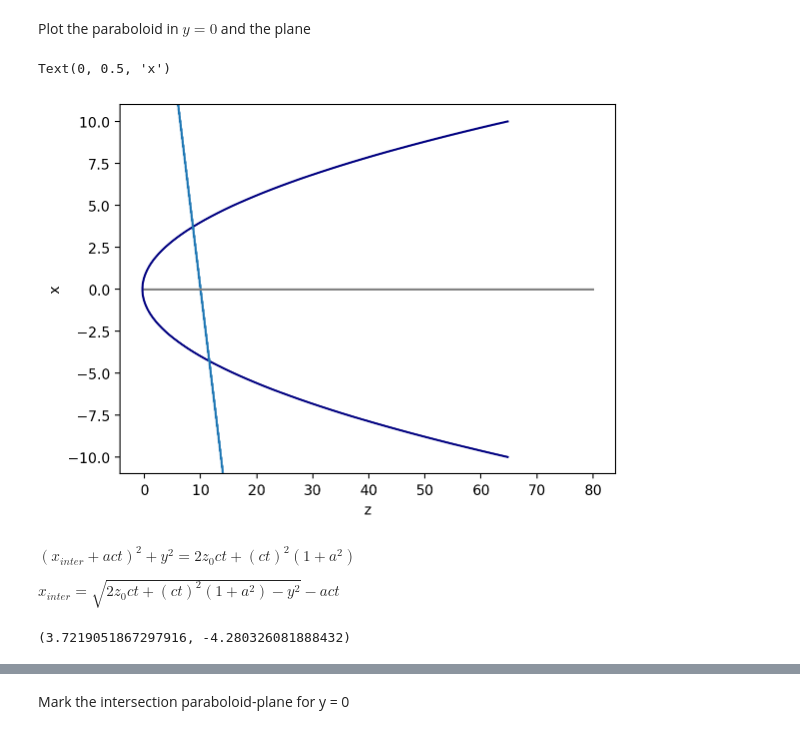
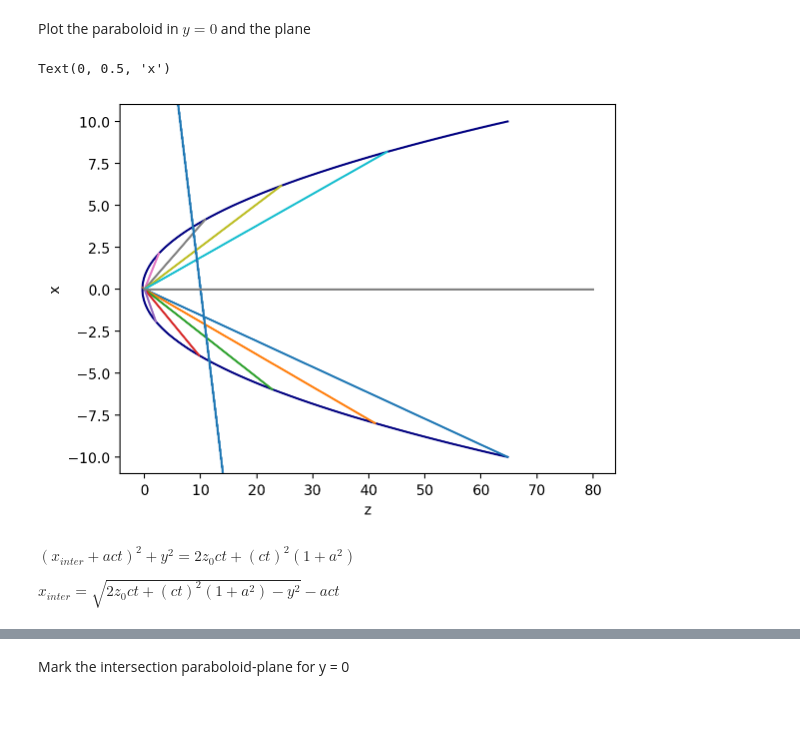
Before and after one commit to taceroc/light_echo_modeling, a Jupyter notebook: delta_phi.ipynb, the cells around one changed output, grey strips where cells are left out. Drawn from its saved outputs; the diff is of its cells as text; code cells hidden in the pictures.

```diff
--- a/delta_phi.ipynb
+++ b/delta_phi.ipynb
@@ -109,16 +113,16 @@ Plot the paraboloid in $y = 0$ and the plane
 # %%
 z0 = 10
 plt.plot(z, x, c = "navy", label = "ct=1");
-# plt.plot([np.zeros(10), z[::10]],[np.zeros(10), x[::10]])
+plt.plot([np.zeros(10), z[::10]],[np.zeros(10), x[::10]])
 plt.plot(z[::10], -(z[::10]- z0) / a)
 plt.plot([0,80], [0,0], color="grey")
 
 plt.ylim(-11,11)
 plt.xlabel("z")
 plt.ylabel("x")
 # %% [output]
 Text(0, 0.5, 'x')
-[figure, old version]
+[figure, new version]
 # %% [markdown]
 $(x_{inter} + act)^2 + y^2 = 2z_0ct + (ct)^2(1+a^2)$
 
@@ -126,5 +130,6 @@ $x_{inter} = \sqrt{ 2z_0ct + (ct)^2(1+a^2) - y^2} - act $
 # %%
 # x intersection for y = 0
 np.sqrt(2 * z0 * ct + (ct)**2 * (1 + a**2)) - a * ct,  -np.sqrt(2 * z0 * ct + (ct)**2 * (1 + a**2)) - a * ct,
+
+x_inter_1 = np.sqrt(2 * z0 * ct + (ct)**2 * (1 + a**2)) - a * ct
+x_inter_2 = -np.sqrt(2 * z0 * ct + (ct)**2 * (1 + a**2)) - a * ct
-# %% [output]
-(3.7219051867297916, -4.280326081888432)
```
Also changed, not shown: parts of 28 cells of this notebook.
